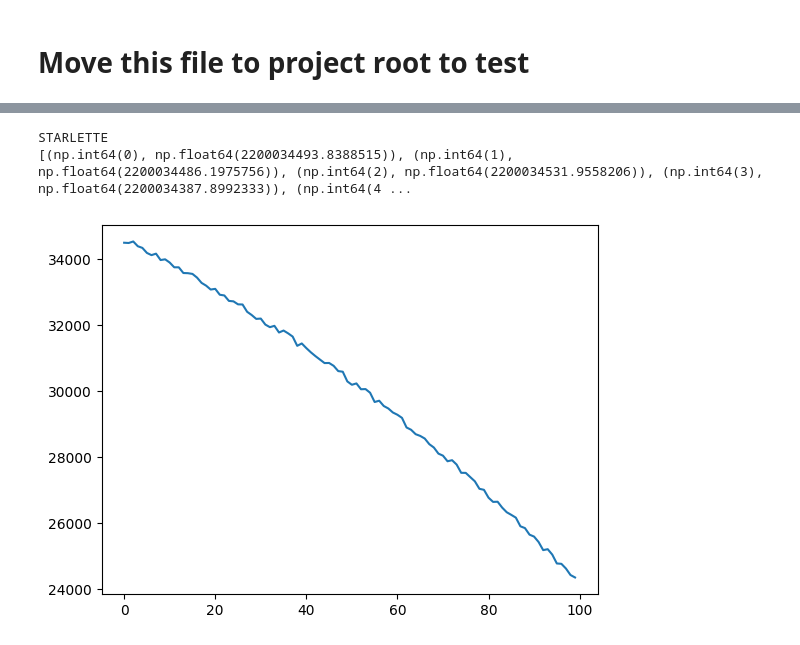
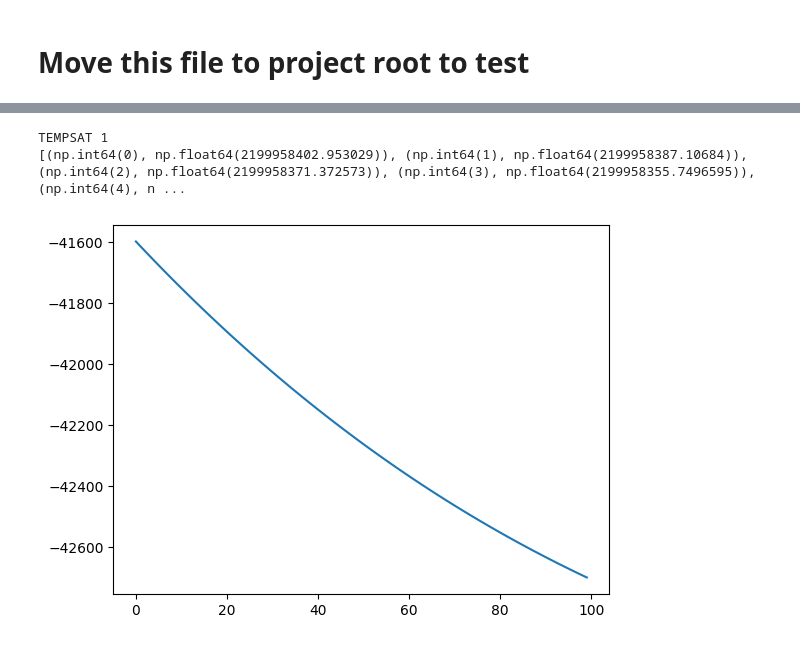
Before and after one commit to BUSH222/dopplerguesser, a Jupyter notebook: notebooks/predict_test.ipynb, the cells around one changed output, grey strips where cells are left out. Cells and saved outputs as stored; diff of their text form; code cells hidden in the pictures.

```diff
--- a/notebooks/predict_test.ipynb
+++ b/notebooks/predict_test.ipynb
@@ -40,6 +40,18 @@ t1 = perf_counter()
 satellites = filter_constellations(fetched_tles, constellations_to_remove=['starlink', 'oneweb'])
 t2 = perf_counter()
 print('After constellation filter:', len(satellites))
+print('Took {:.3f} seconds\n'.format(t2 - t1))
+
+t1 = perf_counter()
+satellites = filter_debris(satellites)
+t2 = perf_counter()
+print('After debris filter:', len(satellites))
+print('Took {:.3f} seconds\n'.format(t2 - t1))
+
+t1 = perf_counter()
+satellites = filter_by_epoch(satellites, maxage=14)
+t2 = perf_counter()
+print('After epoch filter:', len(satellites))
 print('Took {:.3f} seconds\n'.format(t2 - t1))
 
 t1 = perf_counter()
@@ -92,18 +110,18 @@ Satellite propagation took 0.040 seconds
 # %%
 # Mock doppler curve generation
 unknownsatellite = satellites[0]
 freq = 2.2e9
 print(unknownsatellite.satellite.name)
-curve = generate_doppler_curve(unknownsatellite, observer, freq, ts, duration=100, step=1)
+curve = generate_doppler_curve(unknownsatellite, observer, freq, ts, duration=100, step=1, simulated_noise=0)
 print(curve)
 
 curveclean = [(x, y - freq) for x, y in curve]
 
 plt.plot(*zip(*curveclean))
 plt.show()
 # %% [output]
-STARLETTE
-[(np.int64(0), np.float64(2200034493.8388515)), (np.int64(1), np.float64(2200034486.1975756)), (np.int64(2), np.float64(2200034531.9558206)), (np.int64(3), np.float64(2200034387.8992333)), (np.int64(4 ...
+TEMPSAT 1
+[(np.int64(0), np.float64(2199958402.953029)), (np.int64(1), np.float64(2199958387.10684)), (np.int64(2), np.float64(2199958371.372573)), (np.int64(3), np.float64(2199958355.7496595)), (np.int64(4), n ...
-[figure, old version]
+[figure, new version]
 # %%
 # Apply Doppler filter
```
Also changed, not shown: parts of 9 cells of this notebook, 3 other files.
